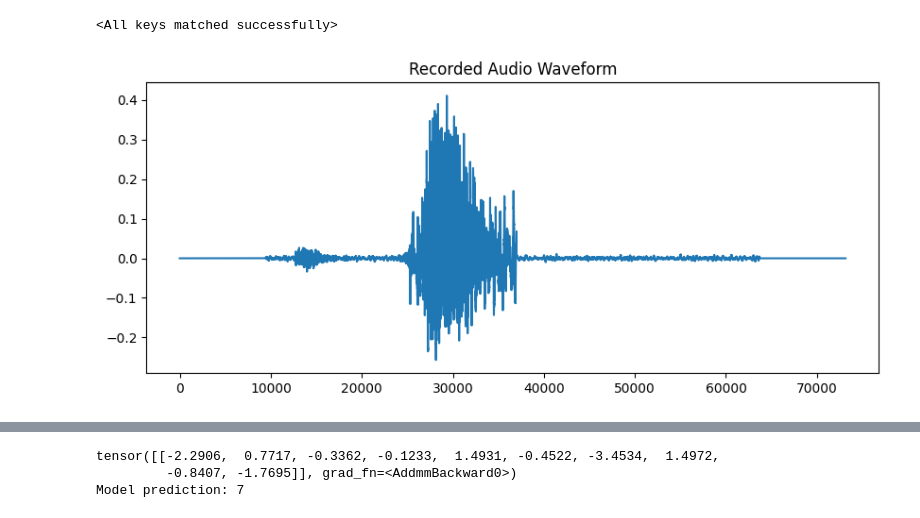
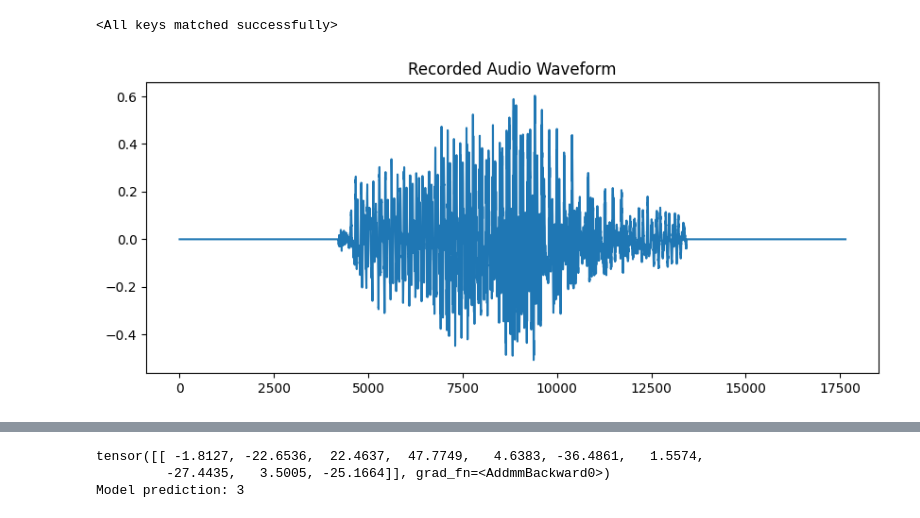
Before and after one commit to aquietlife/listening_and_speaking_machines, a Jupyter notebook: listening_machines/audrey/audrey_covnet_local_test.ipynb, the cells around one changed output, grey strips where cells are left out. Drawn from its saved outputs; the diff is of its cells as text; code cells hidden in the pictures.

Commit message:
got audrey inference working

```diff
--- a/listening_machines/audrey/audrey_covnet_local_test.ipynb
+++ b/listening_machines/audrey/audrey_covnet_local_test.ipynb
@@ -1,7 +1,9 @@
 # %%
 import torch.nn as nn
 import torch
-from tqdm import tqdm
+
+mel_freq_bins = 128
+time_steps = 89
 
 class ConvModel(nn.Module):
     def __init__(self, num_classes=10):
@@ -14,12 +16,12 @@ class ConvModel(nn.Module):
         self.relu2 = nn.ReLU()
         self.pool2 = nn.MaxPool2d(kernel_size=2, stride=2)
 
-        self.conv3 = nn.Conv2d(64, 128, kernel_size=3, stride=1, padding=1)
+        self.conv3 = nn.Conv2d(64, mel_freq_bins, kernel_size=3, stride=1, padding=1)
         self.relu3 = nn.ReLU()
         self.pool3 = nn.MaxPool2d(kernel_size=2, stride=2)
 
         # Calculate the size of the flattened features
-        self.flat_features = 128 * (128 // 8) * (366 // 8)
+        self.flat_features = mel_freq_bins * (mel_freq_bins // 8) * (time_steps // 8)
 
         self.fc1 = nn.Linear(self.flat_features, 512)
         self.relu4 = nn.ReLU()
@@ -42,7 +44,7 @@ device = torch.device("cuda" if torch.cuda.is_available() else "cpu")
 
 # load the model
 conv_model_loaded = ConvModel()
-conv_model_loaded.load_state_dict(torch.load(f'conv_model_2024-10-25.pth', map_location=device))
+conv_model_loaded.load_state_dict(torch.load(f'model_weights/audrey_model_weights_2024-10-26.pth', map_location=device))
 # %% [output]
 <All keys matched successfully>
 # %%
@@ -57,40 +59,40 @@ import torch as t
 
 # Get the length of the longest audio file
 #longest_audio_file_length = max([torchaudio.info(f).num_frames for f in files])
 
-longest_audio_file_length = 73150
+longest_audio_file_length = 17647
 
-audio, sample_rate = librosa.load('three.wav', sr=22050)
+audio, sample_rate = librosa.load('test.wav', sr=22050)
 
 current_size = len(audio)
 pad_size = longest_audio_file_length - current_size
 left_pad = pad_size // 2
 right_pad = pad_size - left_pad
 padded_audio = np.pad(audio, (left_pad, right_pad), mode='constant')
-sf.write('three_padded.wav', padded_audio, sample_rate)
+sf.write('test_padded.wav', padded_audio, sample_rate)
 
-audio, sample_rate = librosa.load('three_padded.wav', sr=22050)
+audio, sample_rate = librosa.load('test_padded.wav', sr=22050)
 
 plt.figure(figsize=(10, 4))
 plt.plot(audio)
 plt.title("Recorded Audio Waveform")
 plt.show()
 
 display(Audio(audio, rate=sample_rate))
-audio = t.tensor([audio])
+audio = t.tensor([np.array(audio)])
 
 # display spectrogram
 spec = torchaudio.transforms.MelSpectrogram()(audio)
 
 # Pass spec into model
 outputs = conv_model_loaded(spec)
 
 print(outputs)
 # Print the prediction
 print("Model prediction:", outputs.argmax().item())
 # %% [output]
-[figure, old version]
+[figure, new version]
 [interactive output not drawn]
-tensor([[-2.2906,  0.7717, -0.3362, -0.1233,  1.4931, -0.4522, -3.4534,  1.4972,
-         -0.8407, -1.7695]], grad_fn=<AddmmBackward0>)
-Model prediction: 7
+tensor([[ -1.8127, -22.6536,  22.4637,  47.7749,   4.6383, -36.4861,   1.5574,
+         -27.4435,   3.5005, -25.1664]], grad_fn=<AddmmBackward0>)
+Model prediction: 3
```
Also changed, not shown: 2 other files.
